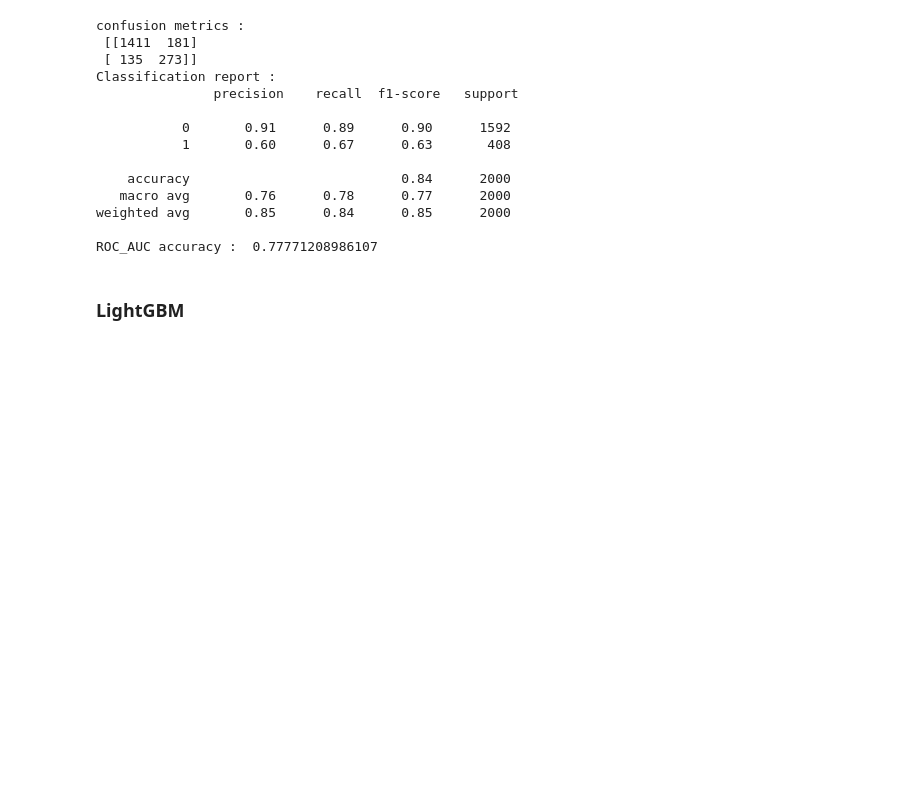
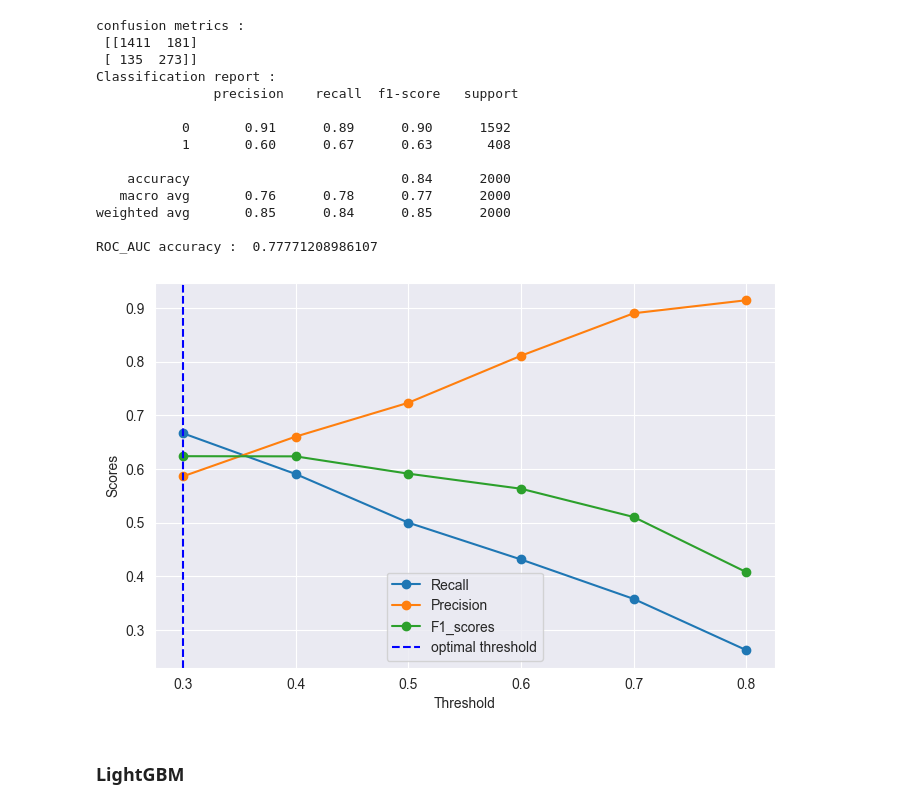
Before and after one commit to Wasima230Sultana/Customer-Churn-Analysis, a Jupyter notebook: Customer-churn.ipynb, the cells around one changed output. Cells and saved outputs as stored; diff of their text form; code cells hidden in the pictures; blank space fills up the shorter version.

```diff
--- a/Customer-churn.ipynb
+++ b/Customer-churn.ipynb
@@ -847,6 +871,18 @@ Classification report :
 weighted avg       0.85      0.84      0.85      2000
 
 ROC_AUC accuracy :  0.77771208986107
+# %%
+plt.figure(figsize=(8,5))
+plt.plot(thresholds,x_recall,label='Recall',marker='o')
+plt.plot(thresholds,x_precision,label='Precision',marker='o')
+plt.plot(thresholds,x_f1,label='F1_scores',marker='o')
+plt.xlabel('Threshold')
+plt.ylabel('Scores')
+plt.axvline(best_threshold,linestyle='--',color='blue',label='optimal threshold')
+plt.legend()
+plt.show()
+# %% [output]
+[figure, added]
 # %% [markdown]
 <h3>LightGBM</h3>
 # %%
```
Also changed, not shown: parts of 10 cells of this notebook, 4 other files.
